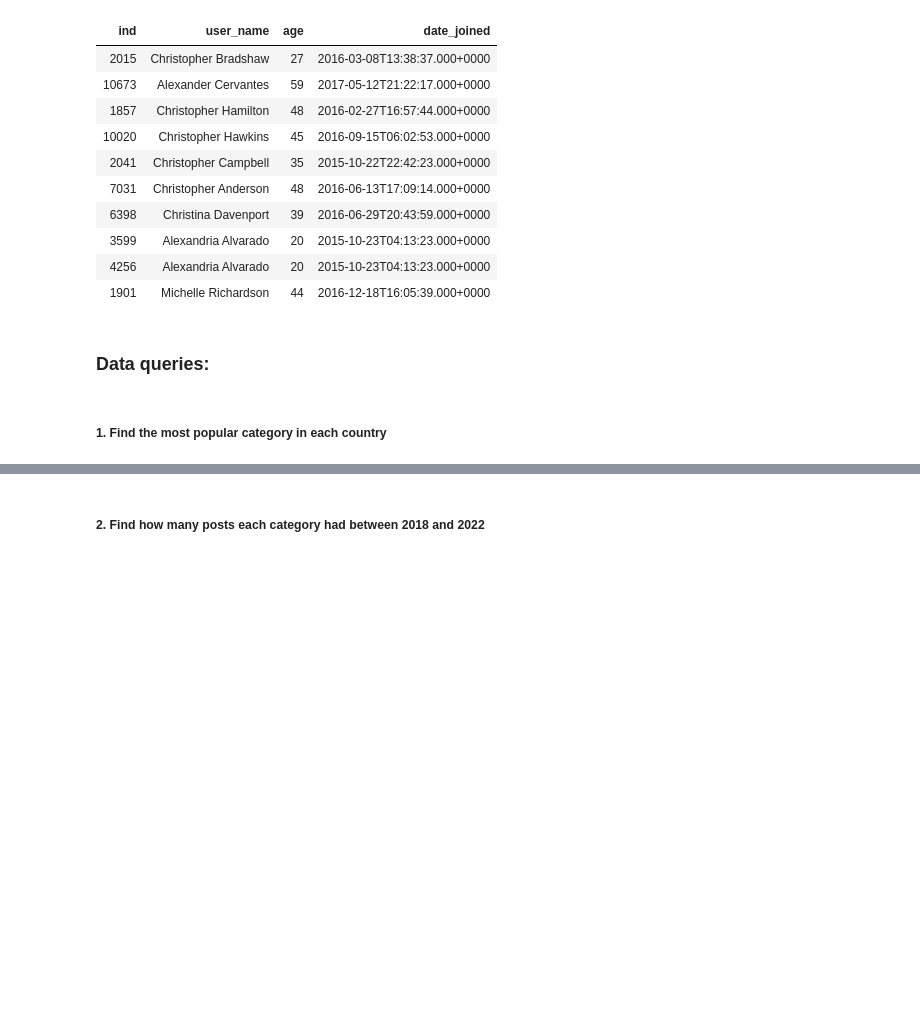
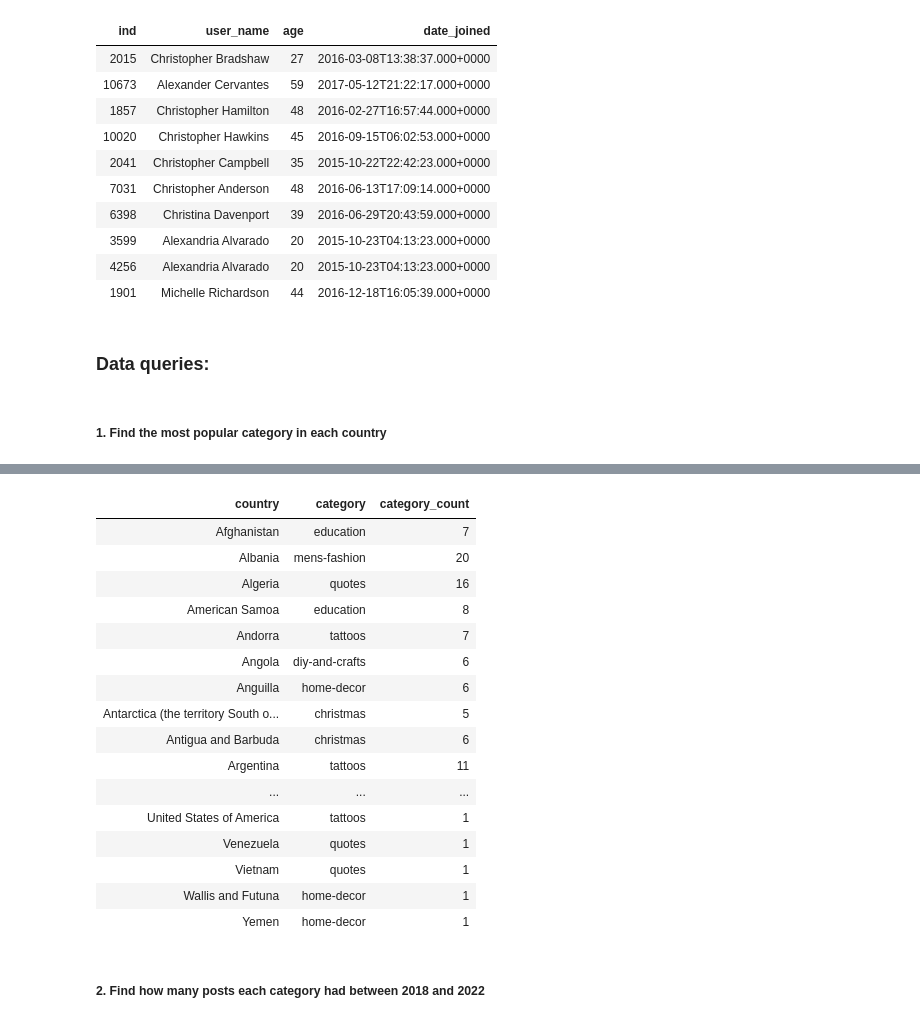
Before and after one commit to MAAQ90/pinterest-data-pipeline, a Jupyter notebook: databricks_notebooks/batch-data_kafka_read-transform-query.ipynb, the cells around one changed output, grey strips where cells are left out. Drawn from its saved outputs; the diff is of its cells as text; code cells hidden in the pictures; blank space fills up the shorter version.

```diff
--- a/databricks_notebooks/batch-data_kafka_read-transform-query.ipynb
+++ b/databricks_notebooks/batch-data_kafka_read-transform-query.ipynb
@@ -195,5 +195,5 @@ df_1 = df_pin_cleaned   .join(df_geo_cleaned, 'ind') \
                         .select('country', 'max_count.category', 'max_count.count') \
                         .withColumnRenamed("count", "category_count")
 
-df_1.show()
+df_1.display()
 # %% [output]
@@ -201,3 +200,20 @@ df_1.show()
+| country | category | category_count |
+| Afghanistan | education | 7 |
+| Albania | mens-fashion | 20 |
+| Algeria | quotes | 16 |
+| American Samoa | education | 8 |
+| Andorra | tattoos | 7 |
+| Angola | diy-and-crafts | 6 |
+| Anguilla | home-decor | 6 |
+| Antarctica (the territory South o... | christmas | 5 |
+| Antigua and Barbuda | christmas | 6 |
+| Argentina | tattoos | 11 |
+| ... | ... | ... |
+| United States of America | tattoos | 1 |
+| Venezuela | quotes | 1 |
+| Vietnam | quotes | 1 |
+| Wallis and Futuna | home-decor | 1 |
+| Yemen | home-decor | 1 |
 # %% [markdown]
 ##### 2. Find how many posts each category had between 2018 and 2022
 # %%
```
Also changed, not shown: parts of 8 cells of this notebook.
